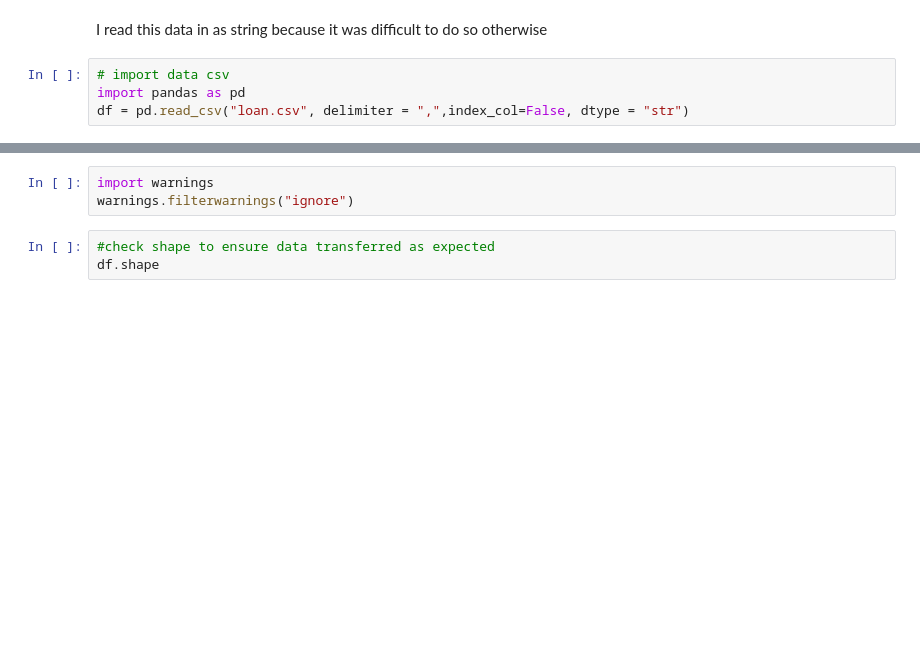
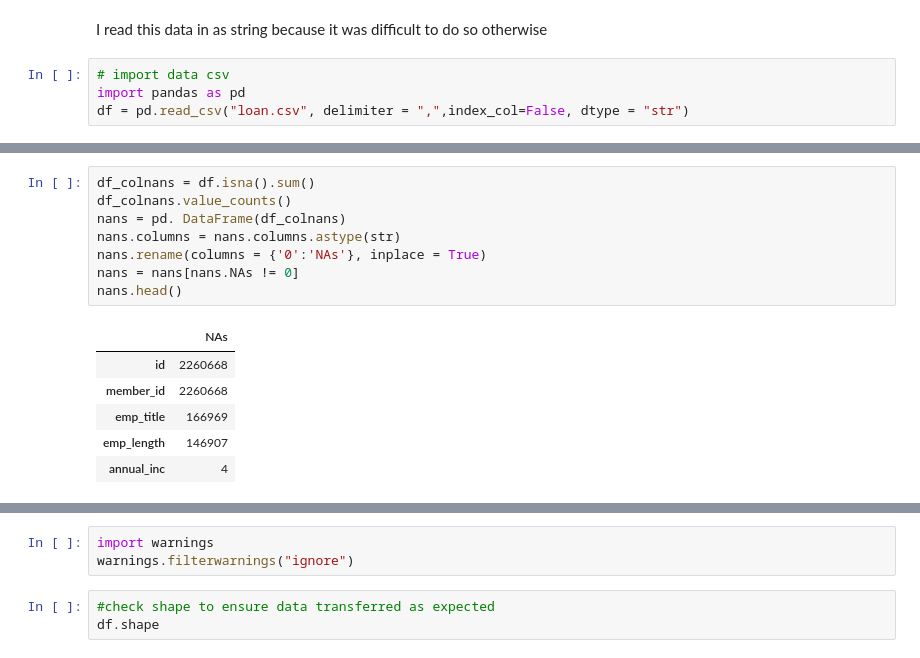
Before and after one commit to farhansaad/Predicting-Bad-Debt-Lending-Club-dataset, a Jupyter notebook: Farhan_Ahmed_Capstone_Code_New.ipynb, the cells around one changed output, grey strips where cells are left out. Cells and saved outputs as stored; diff of their text form; blank space fills up the shorter version.

```diff
--- a/Farhan_Ahmed_Capstone_Code_New.ipynb
+++ b/Farhan_Ahmed_Capstone_Code_New.ipynb
@@ -8,0 +12,15 @@ df = pd.read_csv("loan.csv", delimiter = ",",index_col=False, dtype = "str")
+# %%
+df_colnans = df.isna().sum()
+df_colnans.value_counts()
+nans = pd. DataFrame(df_colnans)
+nans.columns = nans.columns.astype(str)
+nans.rename(columns = {'0':'NAs'}, inplace = True)
+nans = nans[nans.NAs != 0]
+nans.head()
+# %% [output]
+|  | NAs |
+| id | 2260668 |
+| member_id | 2260668 |
+| emp_title | 166969 |
+| emp_length | 146907 |
+| annual_inc | 4 |
```
Also changed, not shown: parts of 33 cells of this notebook.
